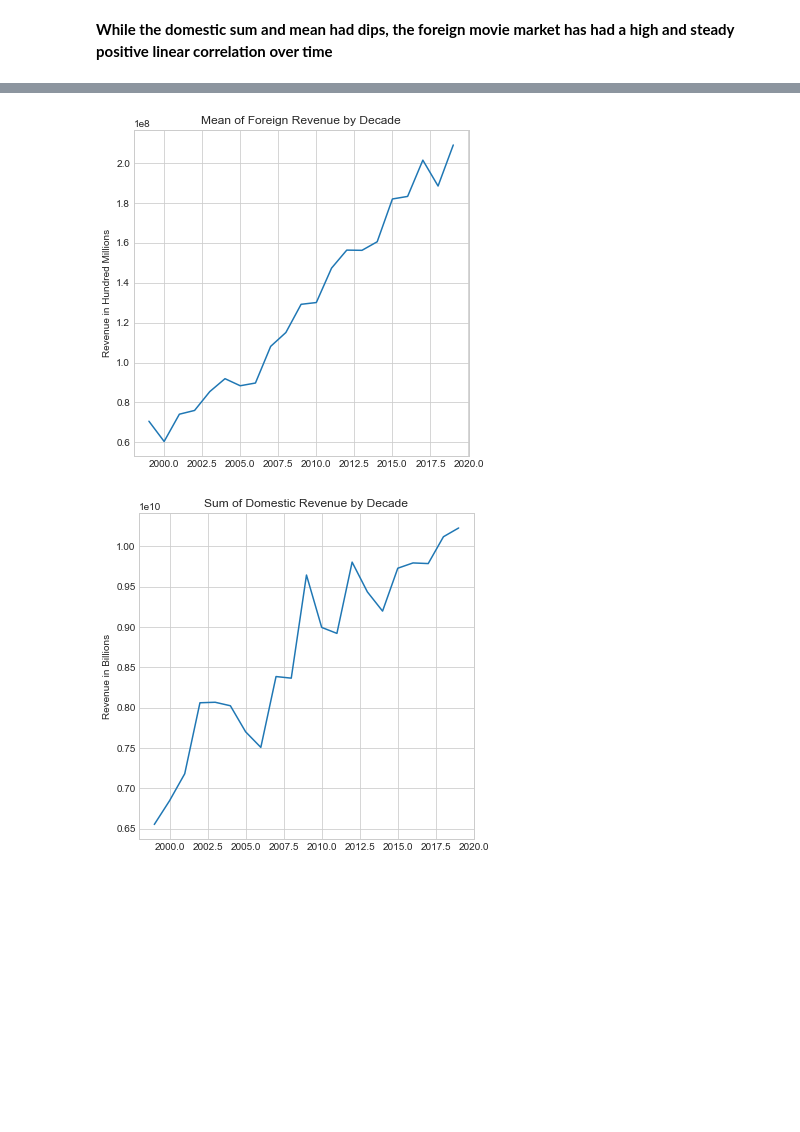
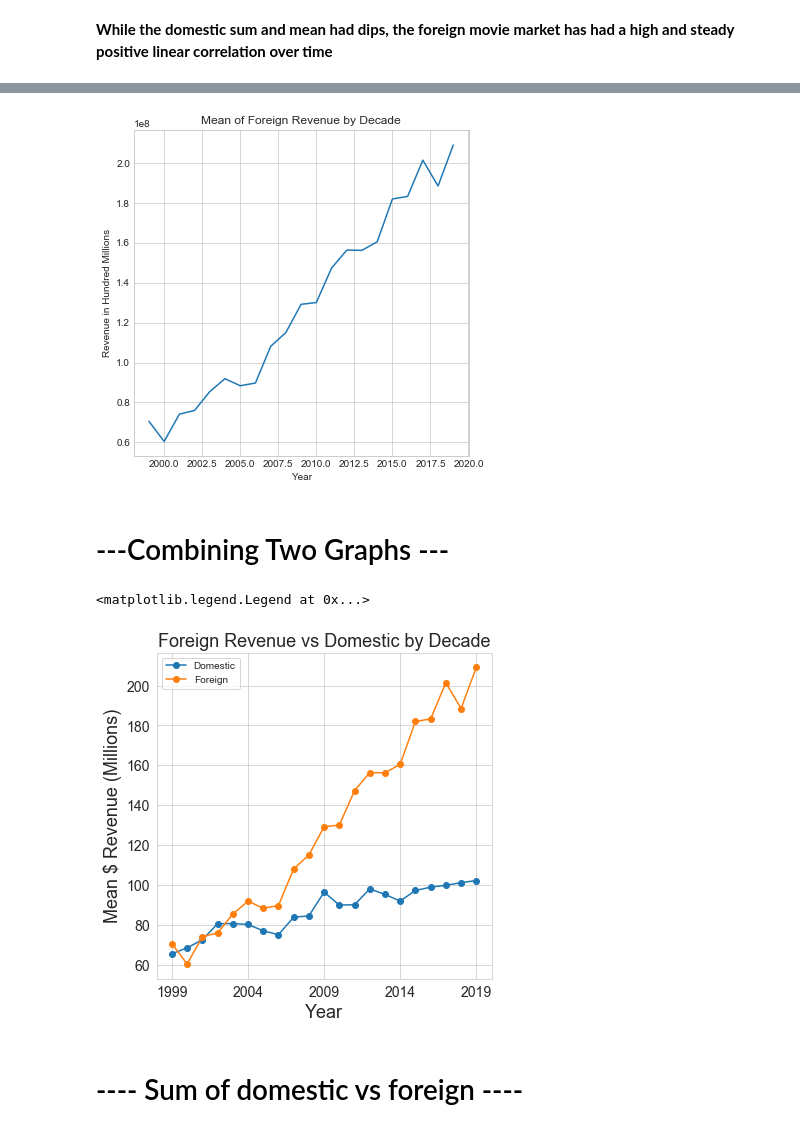
Before and after one commit to kevinmacmat/movie-mood, a Jupyter notebook: movie_project_1.ipynb, the cells around one changed output, grey strips where cells are left out. Cells and saved outputs as stored; diff of their text form; code cells hidden in the pictures; blank space fills up the shorter version.

```diff
--- a/movie_project_1.ipynb
+++ b/movie_project_1.ipynb
@@ -361,18 +87,52 @@ plt.show()
 # %%
+#single plot of foreign revenue by decade
 plt.figure(figsize=(6,6))
 plt.style.use('seaborn-whitegrid')
 plt.plot(decades,foreign_mean_decades[:])
 plt.ylabel('Revenue in Hundred Millions')
 plt.title('Mean of Foreign Revenue by Decade')
+plt.xlabel('Year')
 plt.show()
 # %% [output]
-[figure, old version]
+[figure, new version]
-# %%
-plt.figure(figsize=(6,6))
-plt.style.use('seaborn-whitegrid')
-plt.plot(decades,domestic_sum_decades[:])
-plt.ylabel('Revenue in Billions')
-plt.title('Sum of Domestic Revenue by Decade')
-plt.show()
-# %% [output]
-[figure, removed]
+# %% [markdown]
+# ---Combining Two Graphs ---
+# %%
+#create quartley year x labels
+quarterly = [int(x) for x in range(1999,2020,5)]
+# %%
+#dividing by millions for y labels of graphs
+a = [i/1000000 for i in domestic_mean_decades[:]]
+b = [i/1000000 for i in foreign_mean_decades[:]]
+# %%
+#combined plots
+sns.set_style('whitegrid')
+fig,ax = plt.subplots(figsize = (6,6),sharex = True,sharey = True)
+ax1 = ax
+ax1.plot(decades, a, marker = 'o')
+ax1.set_xlabel('Year')
+ax1.set_xticks(quarterly)
+# ax1.set_title('Mean of Domestic Revenue by Decade')
+# ax1.set_ylabel('Revenue in Hundred Millions')
+
+ax2 = ax
+ax2.plot(decades, b, marker = 'o')
+ax2.set_xlabel('Year')
+ax2.set_xticks(quarterly)
+# ax2.set_title('Mean of Foreign Revenue by Decade')
+# ax2.set_ylabel('Revenue in Hundred Millions')
+
+#formating
+plt.title('Foreign Revenue vs Domestic by Decade')
+plt.ylabel('Mean $ Revenue (Millions)')
+plt.rc('axes', titlesize=18)     # fontsize of the axes title
+plt.rc('axes', labelsize= 18)  # fontsize of the x and y labels
+plt.rc('xtick', labelsize = 14)    # fontsize of the tick labels
+plt.rc('ytick', labelsize = 14)
+
+plt.legend(['Domestic','Foreign',])
+# %% [output]
+<matplotlib.legend.Legend at 0x...>
+[figure, added]
+# %% [markdown]
+# ----  Sum of domestic vs foreign ----
```
Also changed, not shown: parts of 52 cells of this notebook, 13 other files.
